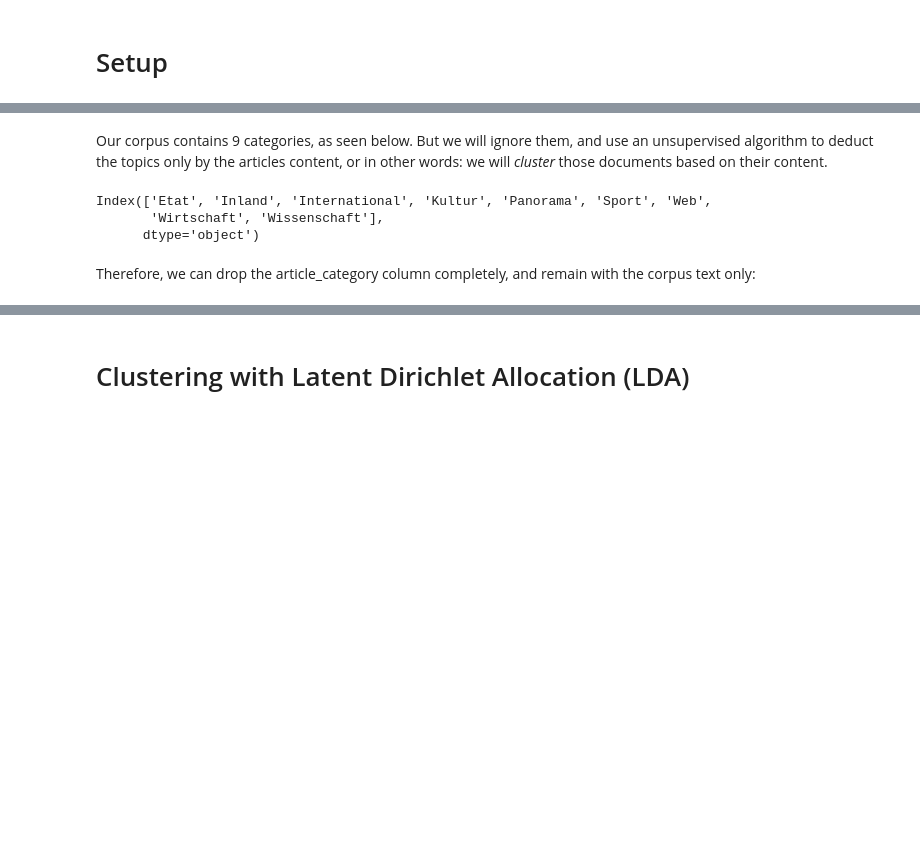
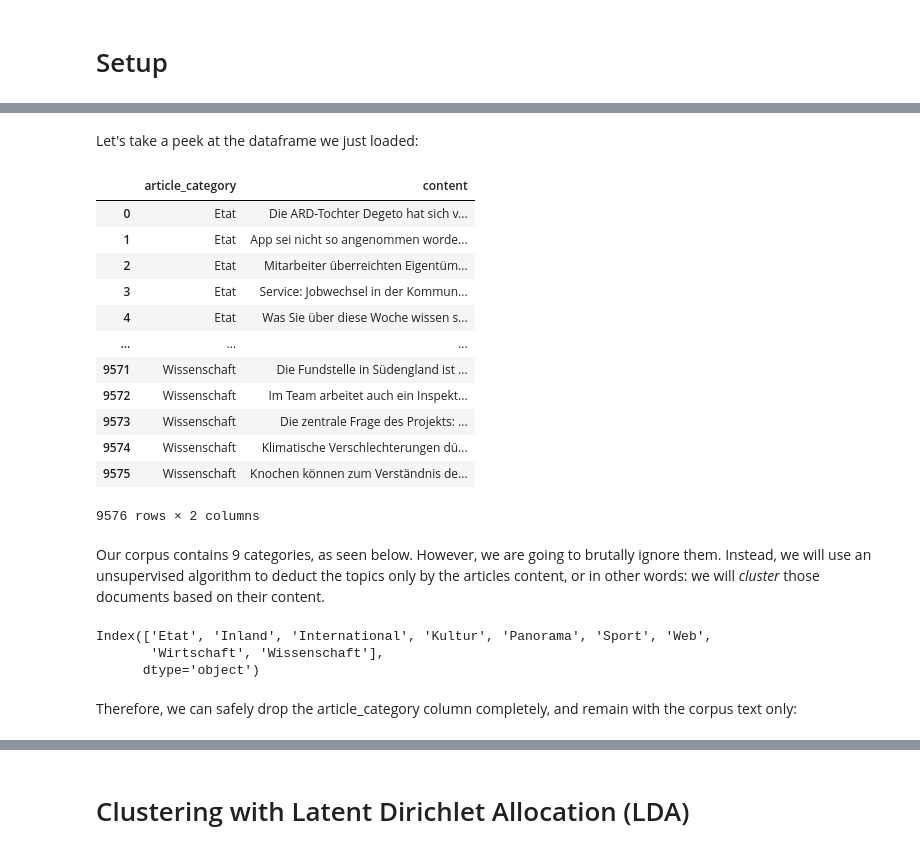
Before and after one commit to liadmagen/NLP-Course, a Jupyter notebook: exercises_notebooks/03_LM_classification_and_clustering.ipynb, the cells around one changed output, grey strips where cells are left out. Cells and saved outputs as stored; diff of their text form; code cells hidden in the pictures; blank space fills up the shorter version.

```diff
--- a/exercises_notebooks/03_LM_classification_and_clustering.ipynb
+++ b/exercises_notebooks/03_LM_classification_and_clustering.ipynb
@@ -52,7 +57,7 @@ Pandas is often used as the first-step for data scientists to load and analyze d
 # %%
-df = pd.read_csv('https://raw.githubusercontent.com/tblock/10kGNAD/master/articles.csv',
+articles_df = pd.read_csv('https://raw.githubusercontent.com/tblock/10kGNAD/master/articles.csv',
                  sep=';',
                  on_bad_lines='skip',
                  header=None,
-                 names=['article_category', 'content'],
-                 dtype={'article_category': 'category'})
+                 names=['article_category', 'content'],   # this CSV contains 2 columns, which we are naming here
+                 dtype={'article_category': 'category'})  # We hint here pandas that the article_category is of type "categorical column" (label-column)
@@ -75,4 +75,22 @@ df
+# %% [markdown]
+Let's take a peek at the dataframe we just loaded:
+# %%
+articles_df
+# %% [output]
+|  | article_category | content |
+| 0 | Etat | Die ARD-Tochter Degeto hat sich v... |
+| 1 | Etat | App sei nicht so angenommen worde... |
+| 2 | Etat | Mitarbeiter überreichten Eigentüm... |
+| 3 | Etat | Service: Jobwechsel in der Kommun... |
+| 4 | Etat | Was Sie über diese Woche wissen s... |
+| ... | ... | ... |
+| 9571 | Wissenschaft | Die Fundstelle in Südengland ist ... |
+| 9572 | Wissenschaft | Im Team arbeitet auch ein Inspekt... |
+| 9573 | Wissenschaft | Die zentrale Frage des Projekts: ... |
+| 9574 | Wissenschaft | Klimatische Verschlechterungen dü... |
+| 9575 | Wissenschaft | Knochen können zum Verständnis de... |
+9576 rows × 2 columns
 # %% [markdown]
 Our corpus contains 9 categories, as seen below.
-But we will ignore them, and use an unsupervised algorithm to deduct the topics only by the articles content, or in other words: we will *cluster* those documents based on their content.
+However, we are going to brutally ignore them. Instead, we will use an unsupervised algorithm to deduct the topics only by the articles content, or in other words: we will *cluster* those documents based on their content.
 # %%
@@ -82,5 +100,5 @@ Index(['Etat', 'Inland', 'International', 'Kultur', 'Panorama', 'Sport', 'Web',
        'Wirtschaft', 'Wissenschaft'],
       dtype='object')
 # %% [markdown]
-Therefore, we can drop the article_category column completely, and remain with the corpus text only:
+Therefore, we can safely drop the article_category column completely, and remain with the corpus text only:
 # %%
```
Also changed, not shown: parts of 38 cells of this notebook.
